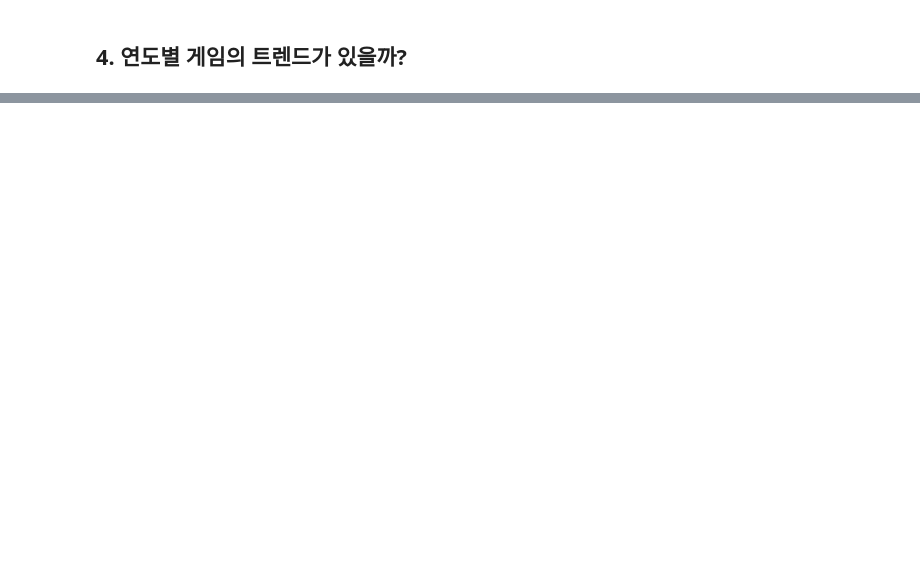
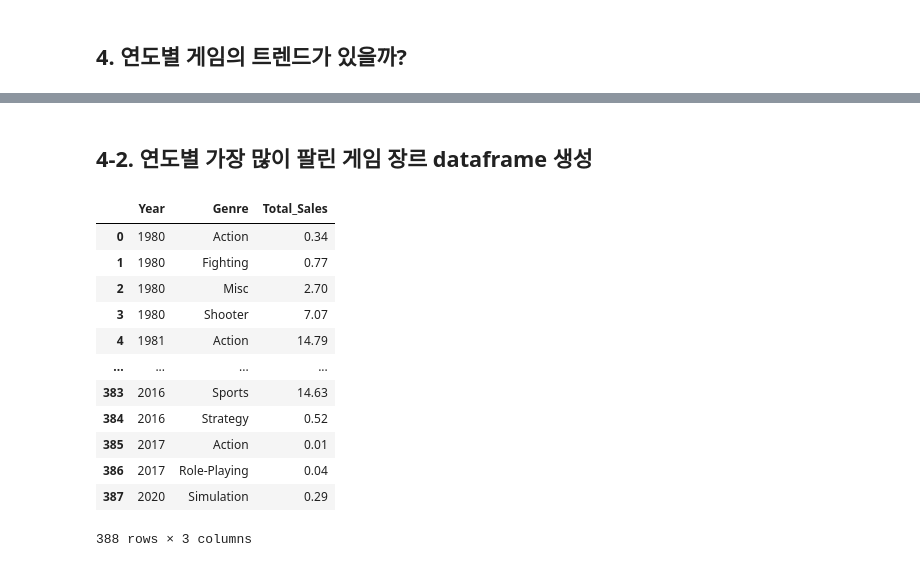
Before and after one commit to woorim99/AIB_12th_project, a Jupyter notebook: Section 1/Section1_AI_12_이우림.ipynb, the cells around one changed output, grey strips where cells are left out. Saved outputs shown, nothing was run; the diff lists cells and outputs as text; code cells hidden in the pictures; blank space fills up the shorter version.

```diff
--- a/Section 1/Section1_AI_12_이우림.ipynb
+++ b/Section 1/Section1_AI_12_이우림.ipynb
@@ -211,0 +236,20 @@ sns.lineplot(data=df_genre, marker='o');
+# %% [markdown]
+## 4-2. 연도별 가장 많이 팔린 게임 장르 dataframe 생성
+# %%
+year_genre = pd.DataFrame(df.groupby(['Year','Genre'])["Total_Sales"].sum())
+year_genre = year_genre.reset_index()
+year_genre
+# %% [output]
+|  | Year | Genre | Total_Sales |
+| 0 | 1980 | Action | 0.34 |
+| 1 | 1980 | Fighting | 0.77 |
+| 2 | 1980 | Misc | 2.70 |
+| 3 | 1980 | Shooter | 7.07 |
+| 4 | 1981 | Action | 14.79 |
+| ... | ... | ... | ... |
+| 383 | 2016 | Sports | 14.63 |
+| 384 | 2016 | Strategy | 0.52 |
+| 385 | 2017 | Action | 0.01 |
+| 386 | 2017 | Role-Playing | 0.04 |
+| 387 | 2020 | Simulation | 0.29 |
+388 rows × 3 columns
```
Also changed, not shown: parts of 13 cells of this notebook.
